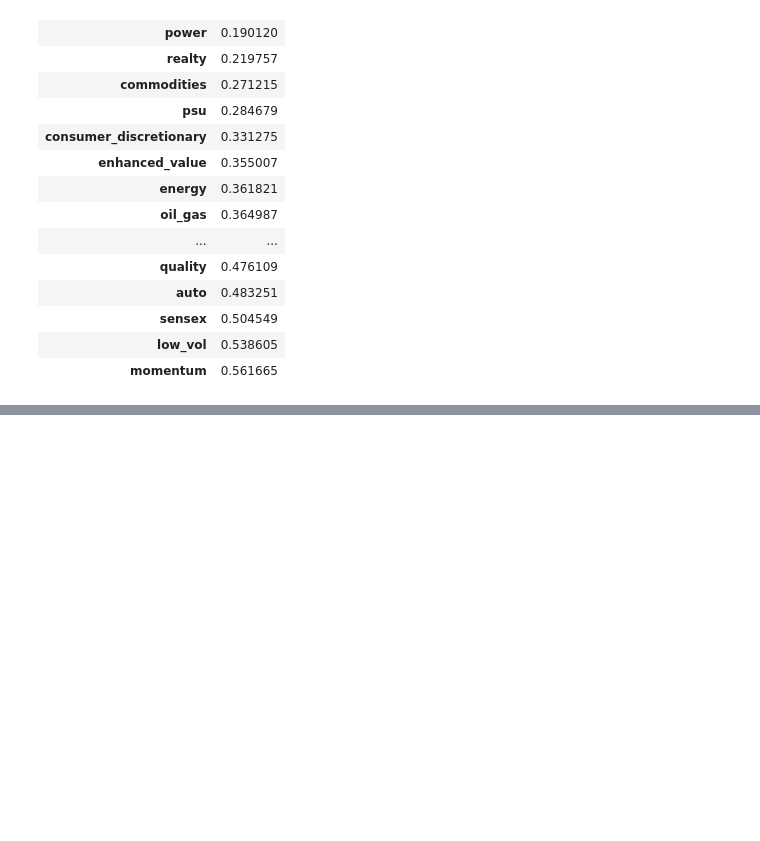
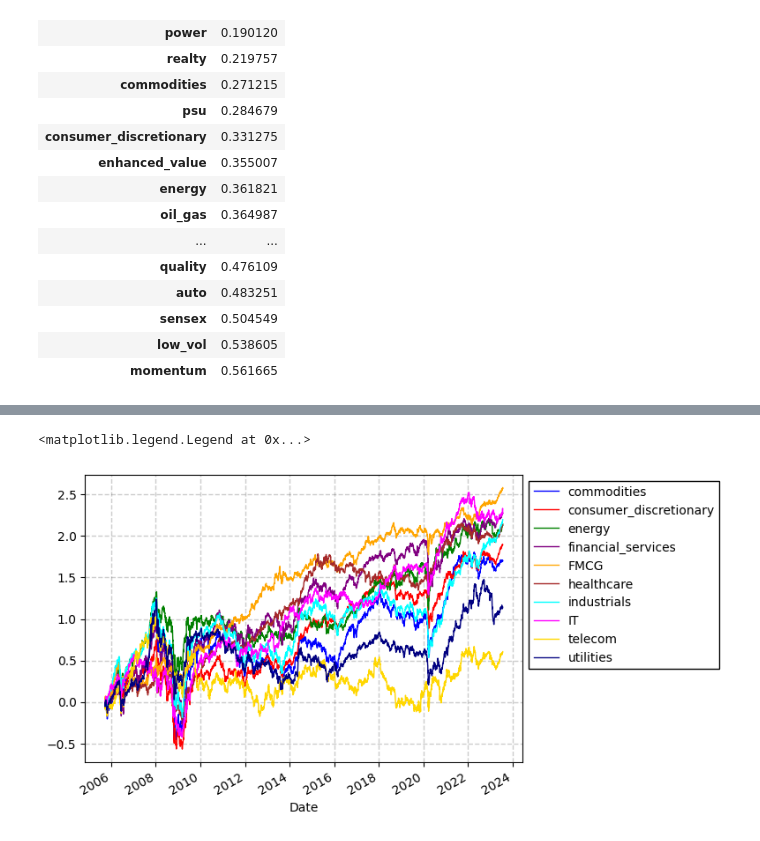
Before and after one commit to nakulrandad/Quant-Finance, a Jupyter notebook: analysis/sector.ipynb, the cells around one changed output, grey strips where cells are left out. Cells and saved outputs as stored; diff of their text form; code cells hidden in the pictures; blank space fills up the shorter version.

```diff
--- a/analysis/sector.ipynb
+++ b/analysis/sector.ipynb
@@ -42,0 +60,6 @@ bse_r.quant.sharpe(rfr=0.06).rename("sharpe").to_frame().sort_values("sharpe").s
+# %%
+bse_r[sectors].dropna().quant.a2l().cumsum().plot()
+plt.legend(bbox_to_anchor=(1,1))
+# %% [output]
+<matplotlib.legend.Legend at 0x...>
+[figure, added]
```
Also changed, not shown: parts of 4 cells of this notebook, 1 other file.
